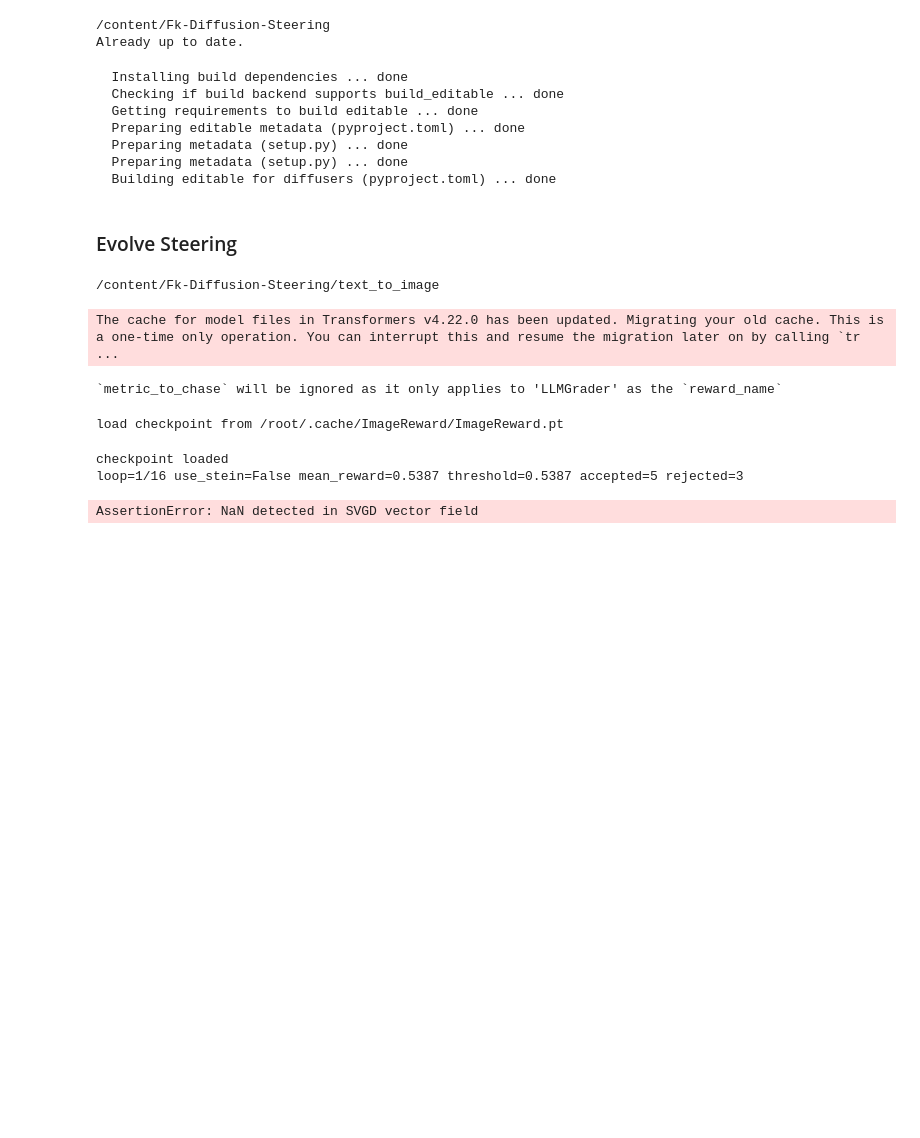
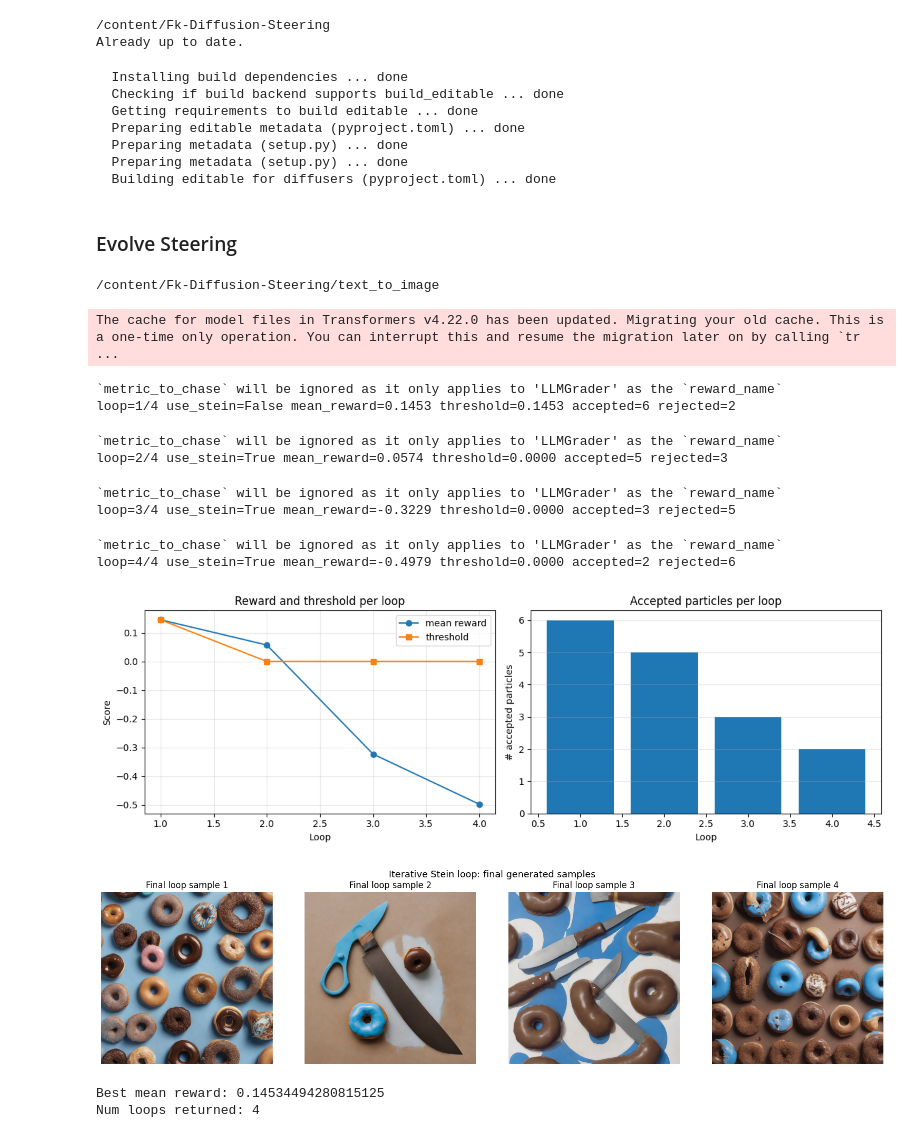
Before and after one commit to NhuGiap04/Fk-Diffusion-Steering, a Jupyter notebook: Evolve_Steering.ipynb, the cells around one changed output. Drawn from its saved outputs; the diff is of its cells as text; code cells hidden in the pictures; blank space fills up the shorter version.

Commit message:
Update threshold update

```diff
--- a/Evolve_Steering.ipynb
+++ b/Evolve_Steering.ipynb
@@ -129,37 +129,44 @@ def iterative_stein_loop(
     if n == 1:
         ax = [ax]
 
     for i in range(n):
         ax[i].imshow(final_images[i])
         ax[i].axis("off")
         ax[i].set_title(f"Final loop sample {i + 1}")
 
     fig.suptitle("Iterative Stein loop: final generated samples", fontsize=13)
     fig.tight_layout()
     plt.show()
 
     return out
 
 
 if "pipe" not in globals():
     raise RuntimeError("Run the steer_sample setup cell first so `pipe` is defined.")
 
 loop_out = iterative_stein_loop(
     model=pipe,
-    prompt="a photo of a blue clock and a white cup",
-    num_loops=16,
+    prompt="a photo of a brown knife and a blue donut",
+    num_loops=4,
     num_particles=8,
     steer_start_timestep=300,
     steer_end_timestep=100,
-    stein_step_size=0,
+    stein_step_size=0.005,
     guidance_scale=5.0,
 )
 
 print("Best mean reward:", loop_out["best_mean_reward"])
 print("Num loops returned:", len(loop_out["results"]))
 # %% [output]
 `metric_to_chase` will be ignored as it only applies to 'LLMGrader' as the `reward_name`
+loop=1/4 use_stein=False mean_reward=0.1453 threshold=0.1453 accepted=6 rejected=2
-load checkpoint from /root/.cache/ImageReward/ImageReward.pt
+`metric_to_chase` will be ignored as it only applies to 'LLMGrader' as the `reward_name`
+loop=2/4 use_stein=True mean_reward=0.0574 threshold=0.0000 accepted=5 rejected=3
-checkpoint loaded
-loop=1/16 use_stein=False mean_reward=0.5387 threshold=0.5387 accepted=5 rejected=3
+`metric_to_chase` will be ignored as it only applies to 'LLMGrader' as the `reward_name`
+loop=3/4 use_stein=True mean_reward=-0.3229 threshold=0.0000 accepted=3 rejected=5
-AssertionError: NaN detected in SVGD vector field
+`metric_to_chase` will be ignored as it only applies to 'LLMGrader' as the `reward_name`
+loop=4/4 use_stein=True mean_reward=-0.4979 threshold=0.0000 accepted=2 rejected=6
+[figure, added]
+[figure, added]
+Best mean reward: 0.14534494280815125
+Num loops returned: 4
```
Also changed, not shown: parts of 1 cell of this notebook, 1 other file.
